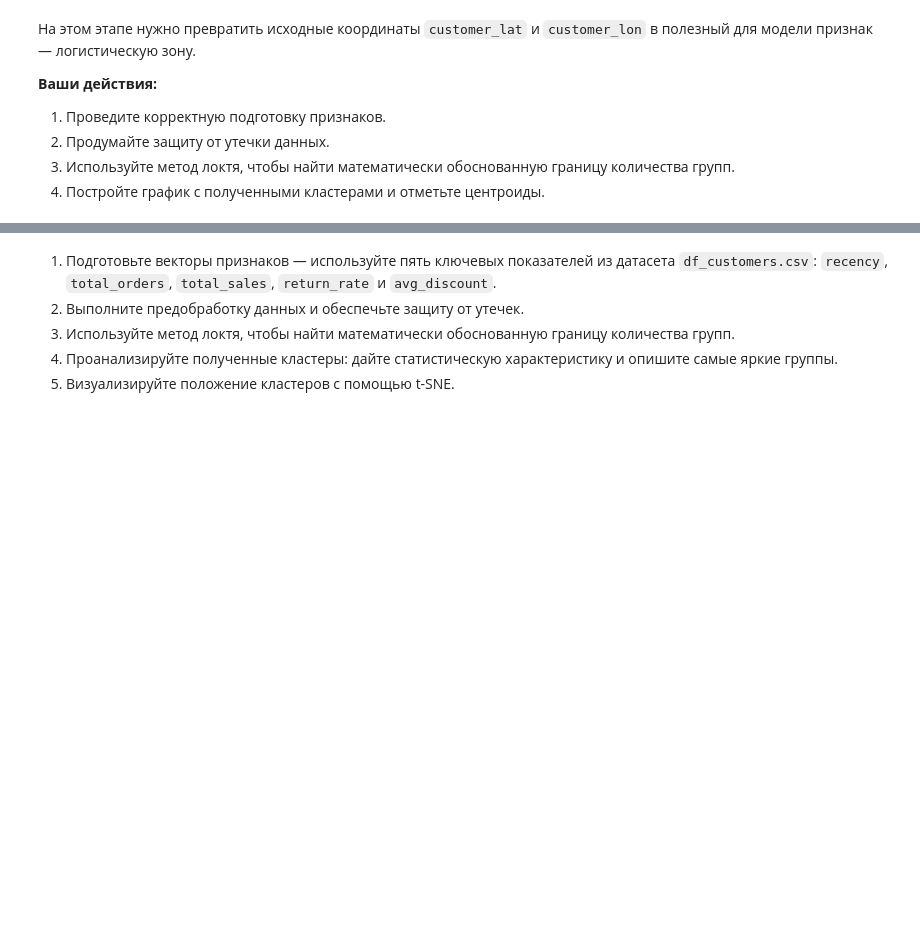
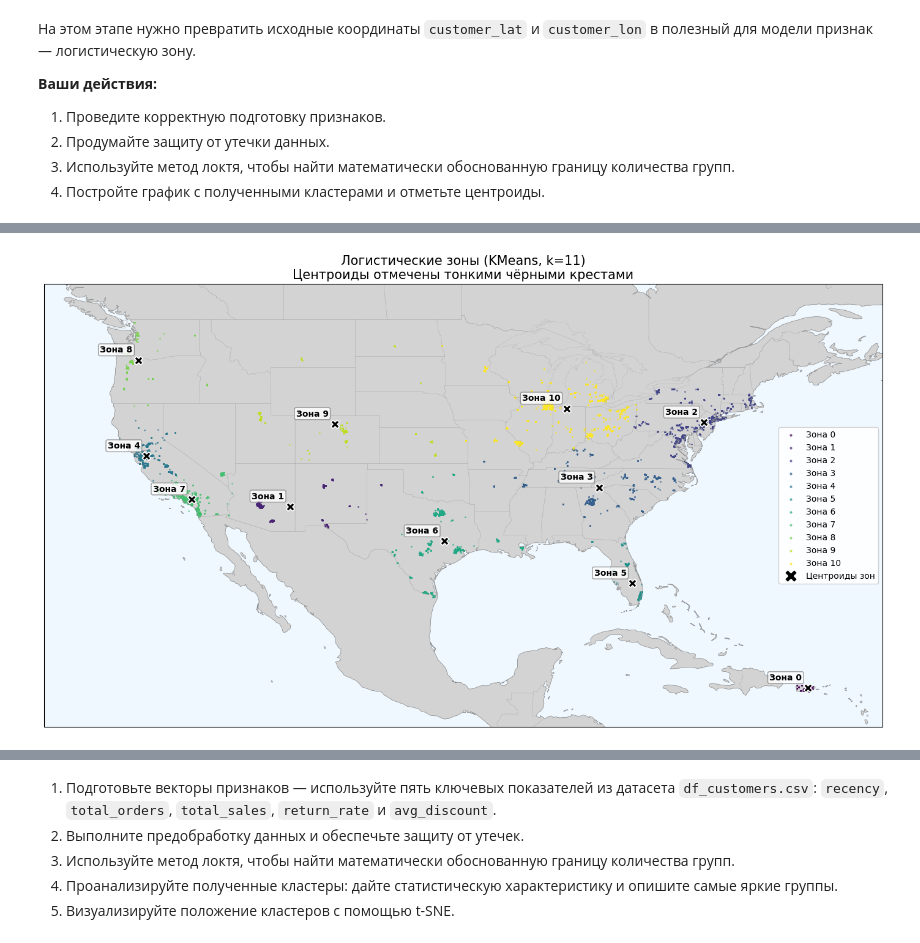
Before and after one commit to TemaQDX/sprint_18_project_carga_pronto, a Jupyter notebook: sprint_18_project_carga_pronto_Artem_Burov.ipynb, the cells around one changed output, grey strips where cells are left out. Drawn from its saved outputs; the diff is of its cells as text; code cells hidden in the pictures; blank space fills up the shorter version.

```diff
--- a/sprint_18_project_carga_pronto_Artem_Burov.ipynb
+++ b/sprint_18_project_carga_pronto_Artem_Burov.ipynb
@@ -1442,0 +1514,16 @@ Shrink model to first 140 iterations.
+# %%
+# Выбираем k по графику локтя
+N_CLUSTERS = elbow
+
+kmeans_geo = KMeans(
+    n_clusters=N_CLUSTERS,
+    init="k-means++",
+    random_state=RANDOM_SEED,
+    n_init=10
+)
+
+# Обучаем только на train-клиентах
+kmeans_geo.fit(train_coords_scaled)
+
+# Предсказываем кластеры для всех клиентов и записываем сразу в df_customers
+df_customers['geo_cluster'] = kmeans_geo.predict(all_coords_scaled)
@@ -1442,0 +1532,78 @@ Shrink model to first 140 iterations.
+# %%
+# Цвета для кластеров (современный способ, без DeprecationWarning)
+cmap = plt.get_cmap('viridis', N_CLUSTERS)
+
+fig = plt.figure(figsize=(14, 9))
+ax = fig.add_subplot(1, 1, 1, projection=ccrs.PlateCarree())
+
+# Фокус на Северную Америку + Пуэрто-Рико
+ax.set_extent([-130, -60, 15, 52], crs=ccrs.PlateCarree())
+
+# Географическая подложка
+ax.add_feature(cfeature.LAND, facecolor='lightgray')
+ax.add_feature(cfeature.OCEAN, facecolor='aliceblue')
+ax.add_feature(cfeature.COASTLINE, linewidth=0.5, edgecolor='gray')
+ax.add_feature(cfeature.BORDERS, linewidth=0.3, edgecolor='darkgray')
+ax.add_feature(cfeature.STATES, linewidth=0.2, edgecolor='darkgray')
+
+# Отрисовка точек по кластерам
+for cluster in range(N_CLUSTERS):
+    mask = df_customers['geo_cluster'] == cluster
+    ax.scatter(
+        df_customers.loc[mask, 'customer_lon'],
+        df_customers.loc[mask, 'customer_lat'],
+        s=4,
+        c=[cmap(cluster)],
+        alpha=0.7,
+        transform=ccrs.PlateCarree(),
+        label=f'Зона {cluster}',
+        linewidth=0
+    )
+
+# Центроиды (обратно в исходные координаты)
+centroids_scaled = kmeans_geo.cluster_centers_
+centroids = geo_scaler.inverse_transform(centroids_scaled)
+
+# Отрисовка центроидов
+ax.scatter(
+    centroids[:, 1],  # lon
+    centroids[:, 0],  # lat
+    c='black',
+    marker='X',
+    s=100,
+    linewidths=1.2,
+    edgecolors='white',
+    transform=ccrs.PlateCarree(),
+    label='Центроиды зон',
+    zorder=10
+)
+
+# Добавление подписей «Зона N» выше и левее каждого центроида
+offset_lon = -0.5   # сдвиг влево по долготе (градусы)
+offset_lat = 0.5    # сдвиг вверх по широте (градусы)
+
+for i, (lon, lat) in enumerate(zip(centroids[:, 1], centroids[:, 0])):
+    ax.text(
+        lon + offset_lon,
+        lat + offset_lat,
+        f'Зона {i}',
+        color='black',
+        fontsize=10,
+        fontweight='bold',
+        ha='right',
+        va='bottom',
+        transform=ccrs.PlateCarree(),
+        bbox=dict(boxstyle='round,pad=0.2', facecolor='white', edgecolor='gray', alpha=0.8)
+    )
+
+ax.set_title(
+    f'Логистические зоны (KMeans, k={N_CLUSTERS})\n'
+    'Центроиды отмечены тонкими чёрными крестами',
+    fontsize=15
+)
+ax.legend(loc='center right', markerscale=1.5, framealpha=0.9)
+
+plt.tight_layout()
+plt.show()
+# %% [output]
+[figure, added]
```
Also changed, not shown: parts of 25 cells of this notebook.
